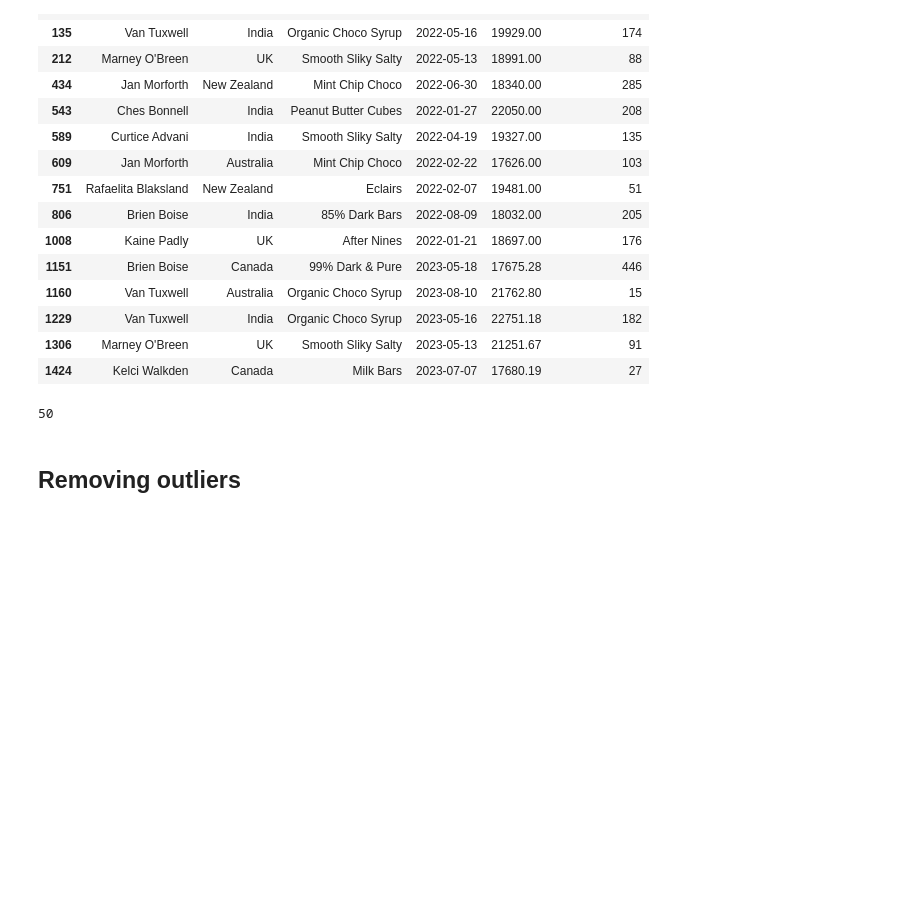
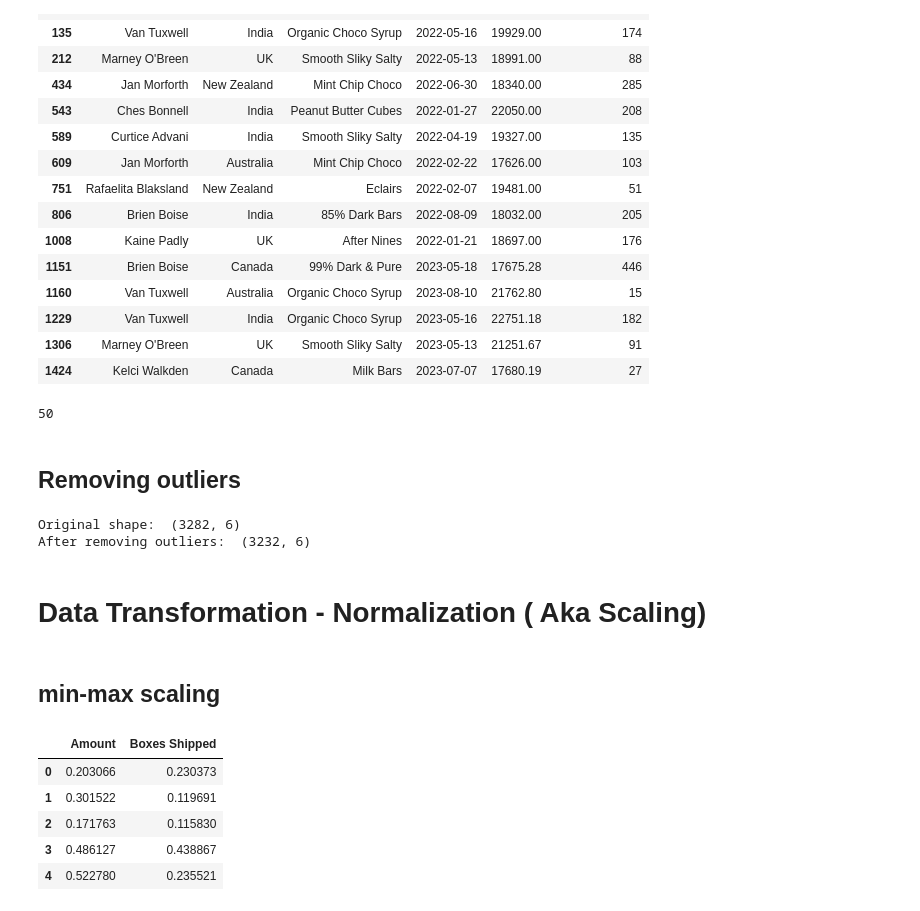
Before and after one commit to SUBAIE1/ML-COURSE-LAB-SOLUTIONS, a Jupyter notebook: lab4/lab4_solution.ipynb, the cells around one changed output. Drawn from its saved outputs; the diff is of its cells as text; code cells hidden in the pictures; blank space fills up the shorter version.

```diff
--- a/lab4/lab4_solution.ipynb
+++ b/lab4/lab4_solution.ipynb
@@ -126,3 +128,31 @@ len(outliers)
 50
 # %% [markdown]
 ## Removing outliers
+# %%
+df_no_outliers = df.drop(outliers_df.index)
+
+print("Original shape: ",df.shape)
+print("After removing outliers: ",df_no_outliers.shape)
+# %% [output]
+Original shape:  (3282, 6)
+After removing outliers:  (3232, 6)
+# %% [markdown]
+# Data Transformation - Normalization ( Aka Scaling)
+# %% [markdown]
+## min-max scaling
+# %%
+from sklearn.preprocessing import MinMaxScaler
+
+scaler = MinMaxScaler()
+df_scaled = df[['Amount', 'Boxes Shipped']].copy()
+
+df_scaled[['Amount', 'Boxes Shipped']] = scaler.fit_transform(df_scaled)
+
+df_scaled.head()
+# %% [output]
+|  | Amount | Boxes Shipped |
+| 0 | 0.203066 | 0.230373 |
+| 1 | 0.301522 | 0.119691 |
+| 2 | 0.171763 | 0.115830 |
+| 3 | 0.486127 | 0.438867 |
+| 4 | 0.522780 | 0.235521 |
```
Also changed, not shown: parts of 12 cells of this notebook, 3 other files.
